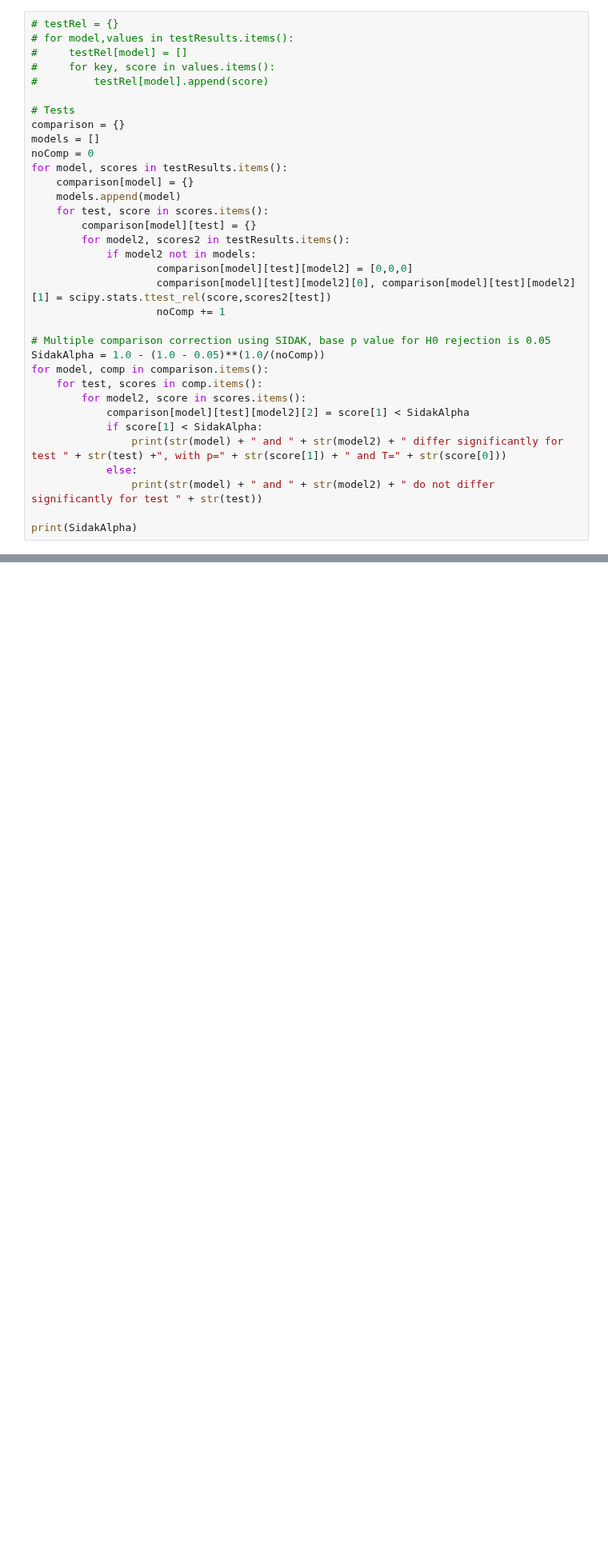
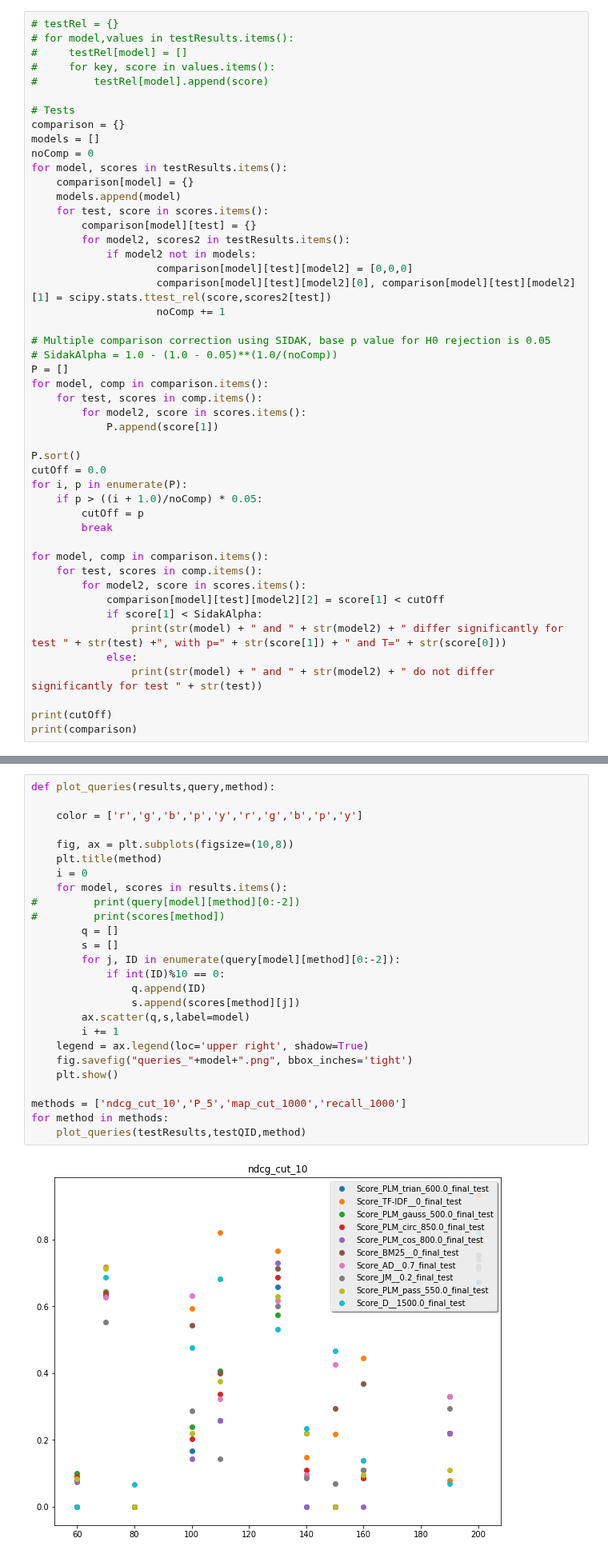
Before and after one commit to 0Gemini0/HW2, a Jupyter notebook: assignment.ipynb, the cells around one changed output, grey strips where cells are left out. Shown at 80% size. Drawn from its saved outputs; the diff is of its cells as text; blank space fills up the shorter version.

```diff
--- a/assignment.ipynb
+++ b/assignment.ipynb
@@ -1081,15 +1302,29 @@ for model, scores in testResults.items():
                     noComp += 1
 
 # Multiple comparison correction using SIDAK, base p value for H0 rejection is 0.05
-SidakAlpha = 1.0 - (1.0 - 0.05)**(1.0/(noComp))
+# SidakAlpha = 1.0 - (1.0 - 0.05)**(1.0/(noComp))
+P = []
 for model, comp in comparison.items():
     for test, scores in comp.items():
         for model2, score in scores.items():
-            comparison[model][test][model2][2] = score[1] < SidakAlpha
+            P.append(score[1])
+
+P.sort()
+cutOff = 0.0
+for i, p in enumerate(P):
+    if p > ((i + 1.0)/noComp) * 0.05:
+        cutOff = p
+        break
+
+for model, comp in comparison.items():
+    for test, scores in comp.items():
+        for model2, score in scores.items():
+            comparison[model][test][model2][2] = score[1] < cutOff
             if score[1] < SidakAlpha:
                 print(str(model) + " and " + str(model2) + " differ significantly for test " + str(test) +", with p=" + str(score[1]) + " and T=" + str(score[0]))
             else:
                 print(str(model) + " and " + str(model2) + " do not differ significantly for test " + str(test))
 
-print(SidakAlpha)
+print(cutOff)
+print(comparison)
 # %% [output]
@@ -1112,0 +1348,28 @@ scoreJM0.2 and scoreTfIdf do not differ significantly for test map_cut_1000
+# %%
+def plot_queries(results,query,method):
+
+    color = ['r','g','b','p','y','r','g','b','p','y']
+
+    fig, ax = plt.subplots(figsize=(10,8))
+    plt.title(method)
+    i = 0
+    for model, scores in results.items():
+#         print(query[model][method][0:-2])
+#         print(scores[method])
+        q = []
+        s = []
+        for j, ID in enumerate(query[model][method][0:-2]):
+            if int(ID)%10 == 0:
+                q.append(ID)
+                s.append(scores[method][j])
+        ax.scatter(q,s,label=model)
+        i += 1
+    legend = ax.legend(loc='upper right', shadow=True)
+    fig.savefig("queries_"+model+".png", bbox_inches='tight')
+    plt.show()
+
+methods = ['ndcg_cut_10','P_5','map_cut_1000','recall_1000']
+for method in methods:
+    plot_queries(testResults,testQID,method)
+# %% [output]
+[figure, added]
```
Also changed, not shown: parts of 15 cells of this notebook.
